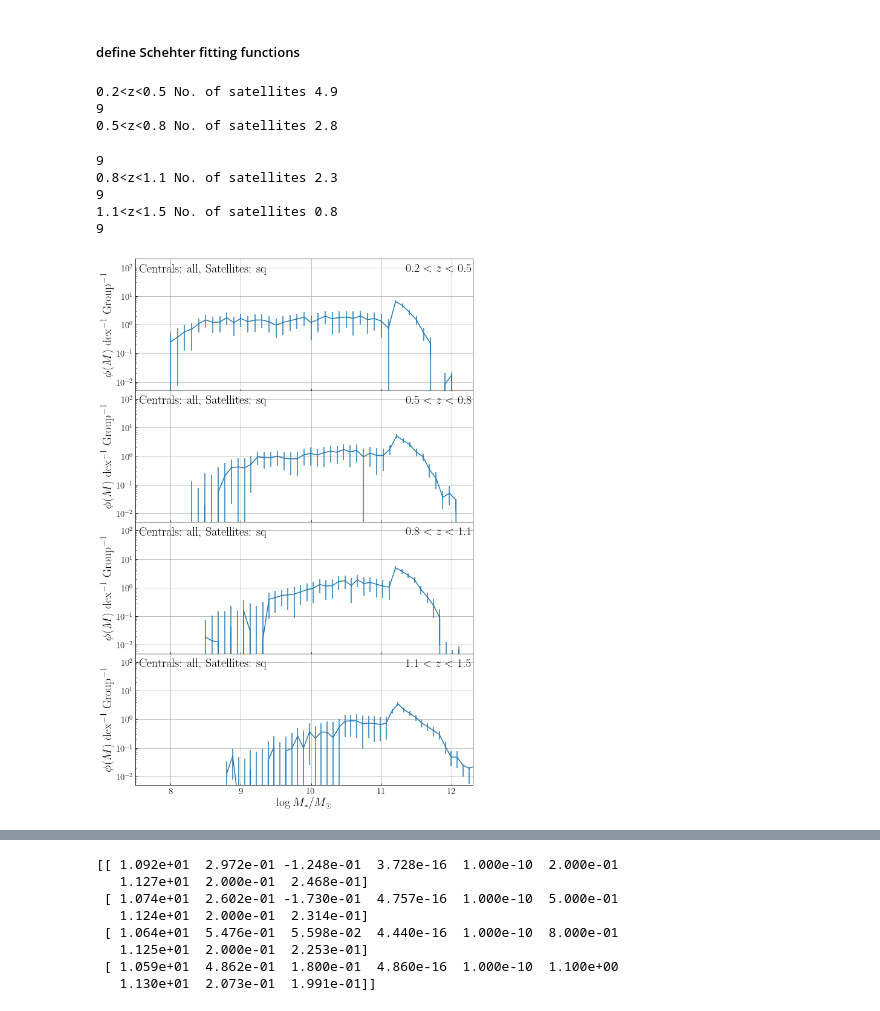
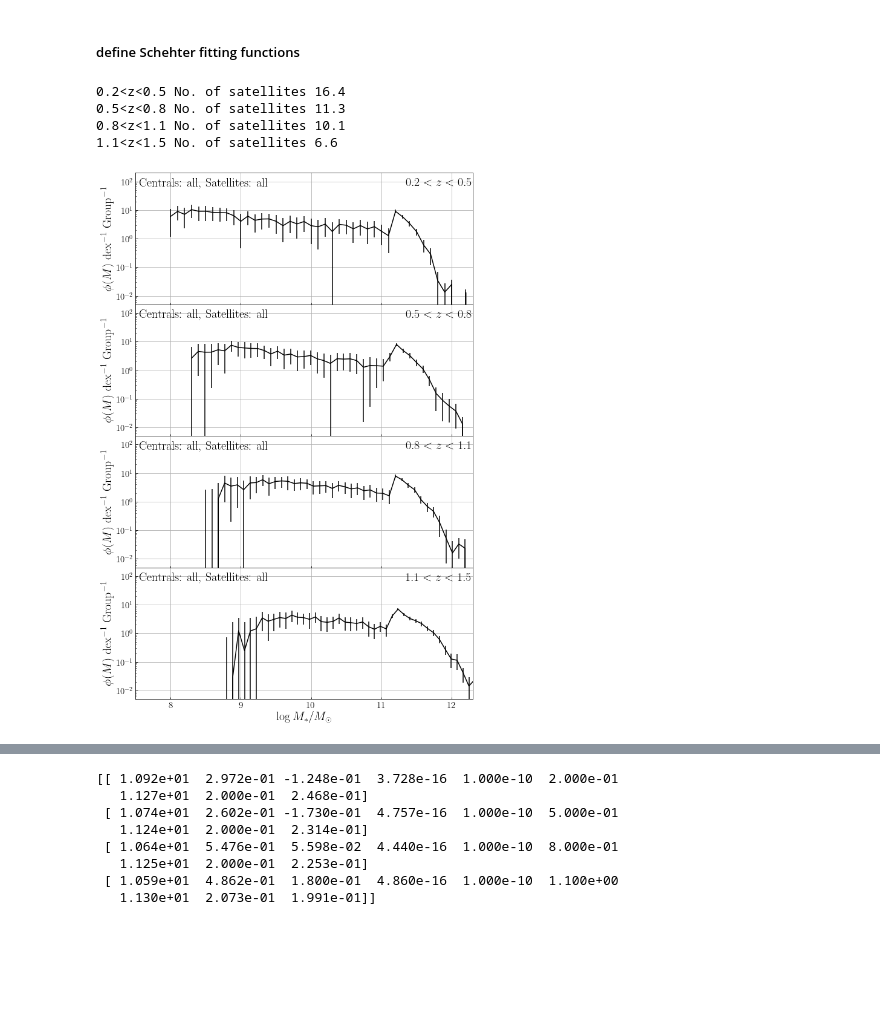
Before and after one commit to LejayChen/massive_gals, a Jupyter notebook: new_radial_distribution_2023.ipynb, the cells around one changed output, grey strips where cells are left out. Drawn from its saved outputs; the diff is of its cells as text; code cells hidden in the pictures; blank space fills up the shorter version.

```diff
--- a/new_radial_distribution_2023.ipynb
+++ b/new_radial_distribution_2023.ipynb
@@ -368,3 +368,23 @@ also SMF for 6band photometry
 Z_BEST distribution
 
 my mass function is lower --> maybe redshift problem --> use pcat redshifts --> avoid pcat z-problems because of lack of IRAC (meaning massive gals may be not estimated correctly) --> modify some of the pcat redshifts --> maybe rerun phosphoros for some of the galaxies (massive ones)
+# %%
+from regions import DS9Parser, read_ds9
+from regions import PixCoord, CirclePixelRegion,RectanglePixelRegion, PolygonPixelRegion,EllipsePixelRegion, PolygonSkyRegion
+
+# megacam, hsc, vircam
+cosmos_reg_filelist = ['MegaCam_u_cosmos.reg','HSC_cosmos.reg']
+xmm_reg_filelist = ['MegaCam_uS_deep_xmm.reg','HSC_xmm.reg']
+elais_reg_filelist = ['MegaCam_u_elais.reg','HSC_elais.reg']
+deep_reg_filelist = ['MegaCam_u_deep2.reg','HSC_deep2.reg']
+
+# ra_min, ra_max, dec_min, dec_max
+cosmos_radec_lim = [148,152,0.5,3.8]
+xmm_radec_lim = [33,38.5,-7,-3]
+elais_radec_lim = [239.5,246,53,57]
+deep_radec_lim = [354,350,-2,1.5]
+
+field_lim_list = [cosmos_radec_lim, xmm_radec_lim, elais_radec_lim, deep_radec_lim]
+field_name_list = ['E-COSMOS','XMM-LSS','ELAIS-N1','DEEP2-3']
+field_name_infile = ['COSMOS','XMM-LSS','ELAIS','DEEP']
+filter_list =['$U$','HSC']
@@ -595,9 +772,9 @@ all_colors  = ['lightgray','darkgray','gray','black']
 color_sets = [all_colors, sf_colors, q_colors]
 
 csfq='all'
-ssfq='sq'
+ssfq='all'
 count_type = 'sat'
-fit_data = True
+fit_data = False
 fit_params = []
 fit_params_err = []
 
@@ -611,43 +788,39 @@ for i,z in enumerate(z_mins):
 
     y_error = np.array([smf_avg-smf_inf,smf_sup-smf_avg])
     # y_error = np.sqrt(smf_avg*n_centrals)/n_centrals
 
-    axs[i].errorbar(m_bin_left_edges, smf_avg/bin_size, yerr=y_error/bin_size,label=str(z))
+    axs[i].errorbar(m_bin_left_edges, smf_avg/bin_size, yerr=y_error/bin_size,label=str(z),color='k')
     print(str(round(z_mins[i],1))+'<z<'+str(round(z_maxs[i],1)), 'No. of satellites', round(sum(smf_avg)-1,1))
 
     axs[i].set_ylabel(r'$\phi(M)~\mathrm{dex}^{-1} ~\mathrm{Group}^{-1}$',fontsize=20)
     axs[i].set_yscale('log')
     axs[i].set_xlim([7.5,12.3])
     axs[i].set_ylim([5e-3,200])
     axs[i].annotate('$'+str(round(z_mins[i],1))+'<z<'+str(round(z_maxs[i],1))+'$',xy=([0.8,0.9]),xycoords='axes fraction',fontsize=20,color='k')
     axs[i].annotate('Centrals: '+csfq+', Satellites: '+ssfq,xy=([0.01,0.9]),xycoords='axes fraction',fontsize=20,color='k')
     axs[i].grid(True)
 
     if fit_data:
         y_fitting = smf_avg
         y_fitting_err = (smf_sup - smf_avg)
 
         popt, pcov, chi2_ = fit_double_schec_lognormal(m_bin_left_edges, y_fitting, y_fitting_err, start=10,end=-15, zmin=z_mins[i],mu=11, sig=0.3, double_fit=False)
         # popt, pcov, chi2_ = fit_double_schec_varysigma_con(m_bin_left_edges, y_fitting, y_fitting_err, start=5,end=-15, zmin=z_mins[i], double_fit=False)
         fit_params.append(popt)
         fit_params_err.append(np.sqrt(np.diag(pcov)))
 
 fig.subplots_adjust(wspace=0, hspace=0)
 axs[3].set_xlabel('$\log M_*/M_\odot$',fontsize=20)
 
 if fit_data:
     np.save('fit_param_sat_'+ssfq, np.array(fit_params))
     np.save('fit_param_err_sat_'+ssfq, np.array(fit_params_err))
 # %% [output]
-0.2<z<0.5 No. of satellites 4.9
-9
-0.5<z<0.8 No. of satellites 2.8
+0.2<z<0.5 No. of satellites 16.4
+0.5<z<0.8 No. of satellites 11.3
+0.8<z<1.1 No. of satellites 10.1
+1.1<z<1.5 No. of satellites 6.6
-9
-0.8<z<1.1 No. of satellites 2.3
-9
-1.1<z<1.5 No. of satellites 0.8
-9
-[figure, old version]
+[figure, new version]
 # %%
 # plot SMF
 
```
Also changed, not shown: parts of 14 cells of this notebook.
